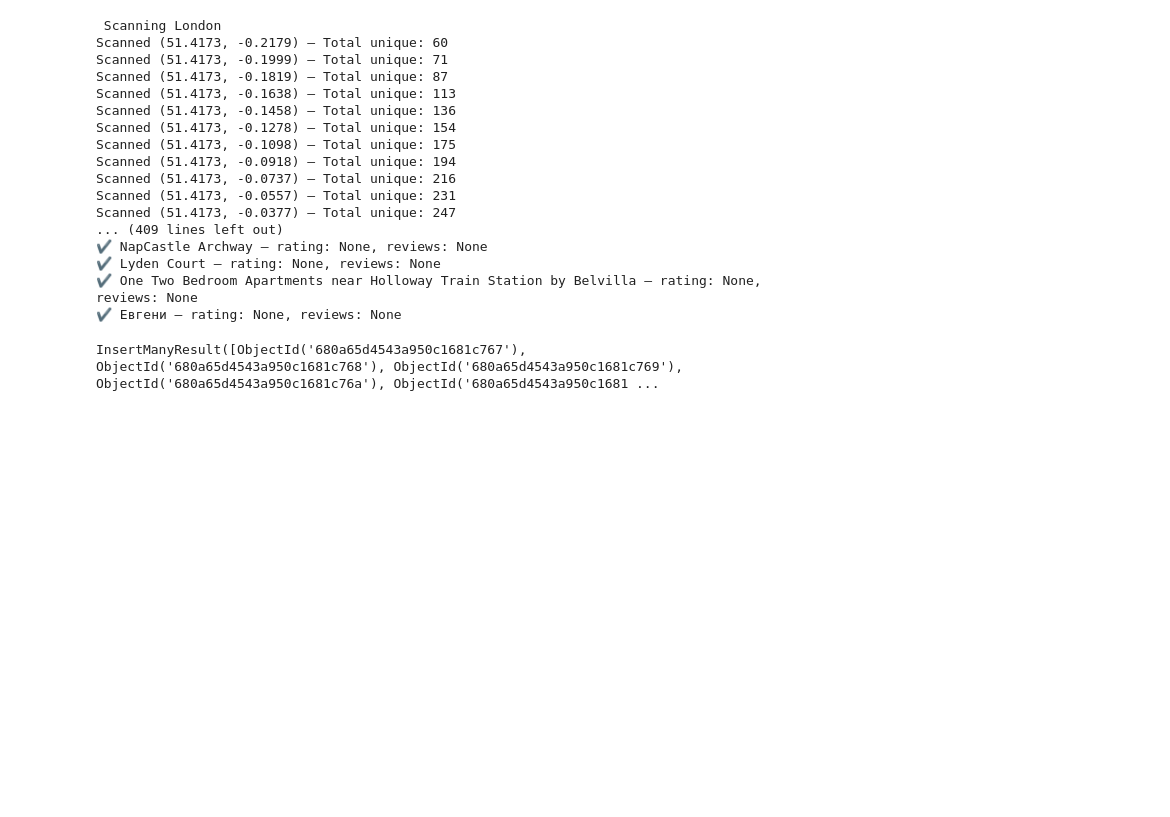
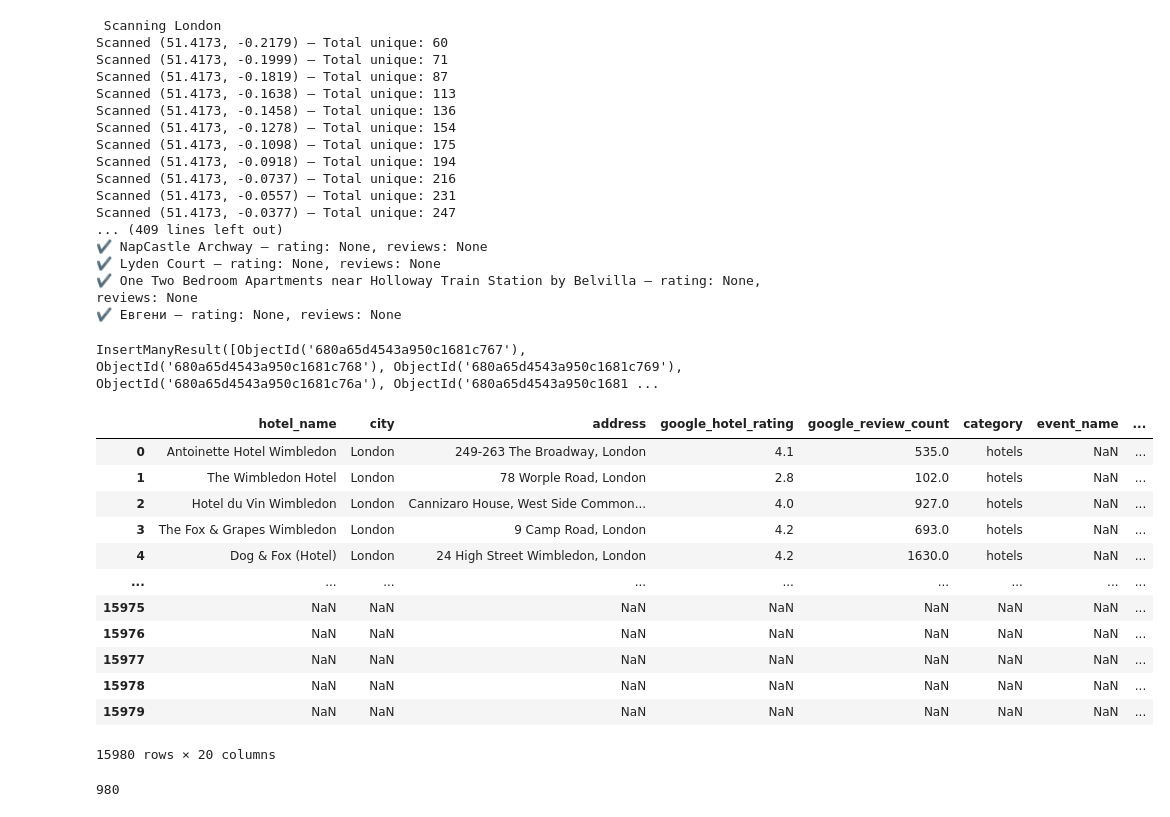
Before and after one commit to izel111/hotel, a Jupyter notebook: hotel (1) (1).ipynb, the cells around one changed output. Saved outputs shown, nothing was run; the diff lists cells and outputs as text; code cells hidden in the pictures; blank space fills up the shorter version.

```diff
--- a/hotel (1) (1).ipynb
+++ b/hotel (1) (1).ipynb
@@ -177,4 +177,54 @@ input_file = 'uk_hotels_from_mongo.csv'
 output_file = 'filtered_hotels.csv'
 #which is the parameters i want the remove
 filter_df = df.drop(['place_id', 'longitude', 'latitude'], axis=1, errors='ignore').query('google_rating.notna()').rename(columns={'name': 'hotel_name', 'google_rating': 'google_hotel_rating'})
+# %%
+from sqlalchemy import create_engine
+import pandas as pd
+import plotly.express as px
+
+# connection info
+username = "neondb_owner"
+password = "npg_C9ksBqFi7RWJ"
+host = "ep-black-sun-a4gp6kob-pooler.us-east-1.aws.neon.tech"
+database = "neondb"
+
+# SQLAlchemy connction
+engine = create_engine(f'postgresql://neondb_owner:npg_C9ksBqFi7RWJ@ep-black-sun-a4gp6kob-pooler.us-east-1.aws.neon.tech/neondb?sslmode=require')
+
+
+conn = engine.connect()
+
+# putting data to hotels table
+filter_df.to_sql("hotels",conn, index=False,if_exists='replace')
+
+
+
+# reading data  from eon
+
+df = pd.read_sql("SELECT * FROM hotels;", engine)
+
+events = pd.read_sql("SELECT * FROM event;", engine)
+
+airline= pd.read_sql("SELECT * FROM airlines;", engine)
+# %%
+combined_df = pd.concat([df, events,airline], ignore_index=True, sort=False)
+combined_df
+# %% [output]
+|  | hotel_name | city | address | google_hotel_rating | google_review_count | category | event_name | ... |
+| 0 | Antoinette Hotel Wimbledon | London | 249-263 The Broadway, London | 4.1 | 535.0 | hotels | NaN | ... |
+| 1 | The Wimbledon Hotel | London | 78 Worple Road, London | 2.8 | 102.0 | hotels | NaN | ... |
+| 2 | Hotel du Vin Wimbledon | London | Cannizaro House, West Side Common... | 4.0 | 927.0 | hotels | NaN | ... |
+| 3 | The Fox & Grapes Wimbledon | London | 9 Camp Road, London | 4.2 | 693.0 | hotels | NaN | ... |
+| 4 | Dog & Fox (Hotel) | London | 24 High Street Wimbledon, London | 4.2 | 1630.0 | hotels | NaN | ... |
+| ... | ... | ... | ... | ... | ... | ... | ... | ... |
+| 15975 | NaN | NaN | NaN | NaN | NaN | NaN | NaN | ... |
+| 15976 | NaN | NaN | NaN | NaN | NaN | NaN | NaN | ... |
+| 15977 | NaN | NaN | NaN | NaN | NaN | NaN | NaN | ... |
+| 15978 | NaN | NaN | NaN | NaN | NaN | NaN | NaN | ... |
+| 15979 | NaN | NaN | NaN | NaN | NaN | NaN | NaN | ... |
+15980 rows × 20 columns
+# %%
+combined_df.to_sql("turist_guide",conn, index=False,if_exists='replace')
+# %% [output]
+980
 # %%
```
Also changed, not shown: parts of 1 cell of this notebook, 6 other files.
